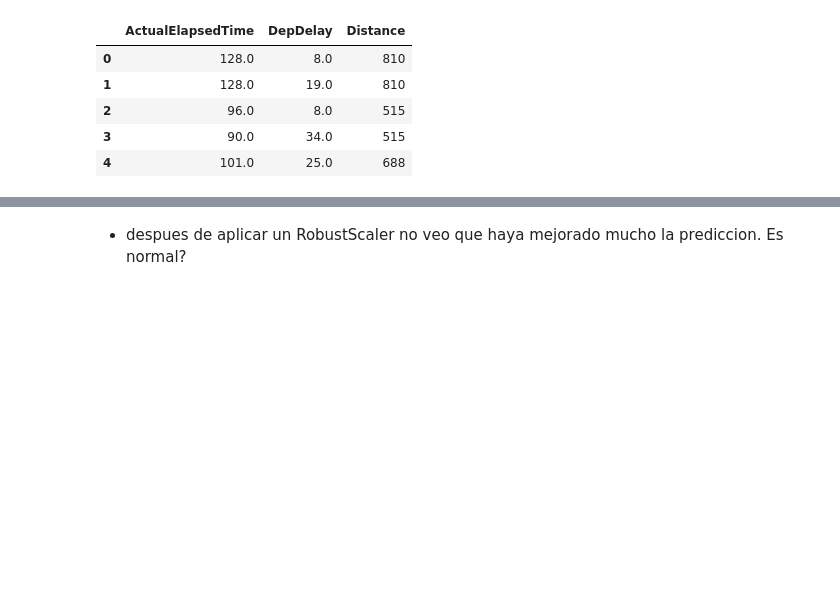
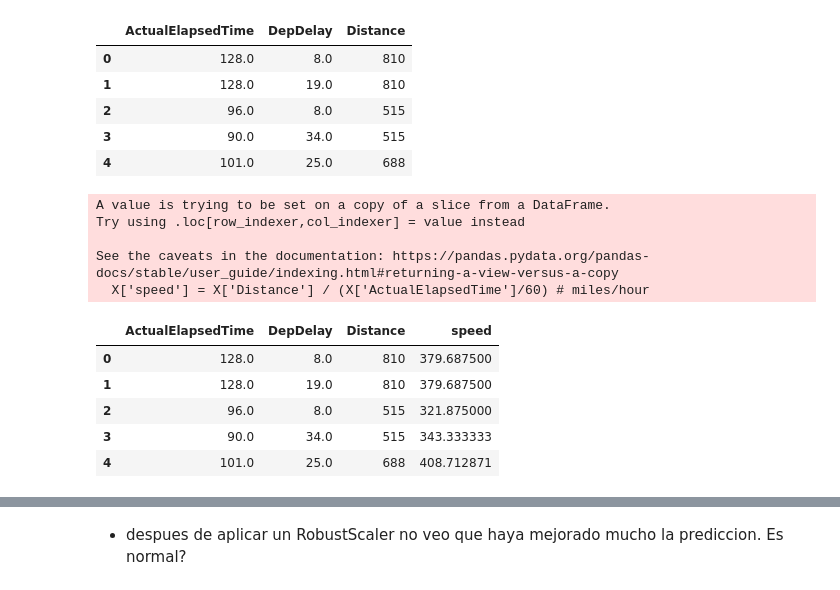
Before and after one commit to ManelForcales/Supervisat_Classificacio, a Jupyter notebook: Sprint13__classification.ipynb, the cells around one changed output, grey strips where cells are left out. Cells and saved outputs as stored; diff of their text form; code cells hidden in the pictures; blank space fills up the shorter version.

```diff
--- a/Sprint13__classification.ipynb
+++ b/Sprint13__classification.ipynb
@@ -334,3 +315,20 @@ X.head()
+# %%
+X['speed'] = X['Distance'] / (X['ActualElapsedTime']/60) # miles/hour
+# %% [output]
+A value is trying to be set on a copy of a slice from a DataFrame.
+Try using .loc[row_indexer,col_indexer] = value instead
+
+See the caveats in the documentation: https://pandas.pydata.org/pandas-docs/stable/user_guide/indexing.html#returning-a-view-versus-a-copy
+  X['speed'] = X['Distance'] / (X['ActualElapsedTime']/60) # miles/hour
+# %%
+X.head()
+# %% [output]
+|  | ActualElapsedTime | DepDelay | Distance | speed |
+| 0 | 128.0 | 8.0 | 810 | 379.687500 |
+| 1 | 128.0 | 19.0 | 810 | 379.687500 |
+| 2 | 96.0 | 8.0 | 515 | 321.875000 |
+| 3 | 90.0 | 34.0 | 515 | 343.333333 |
+| 4 | 101.0 | 25.0 | 688 | 408.712871 |
 # %%
 from sklearn.preprocessing import RobustScaler
 # %%
```
Also changed, not shown: parts of 17 cells of this notebook.
